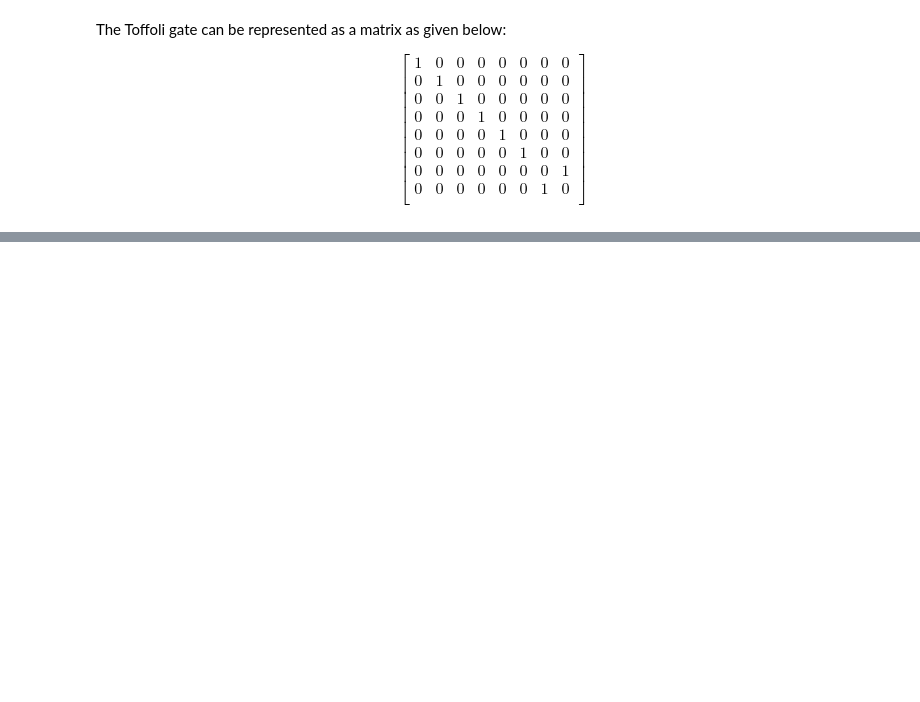
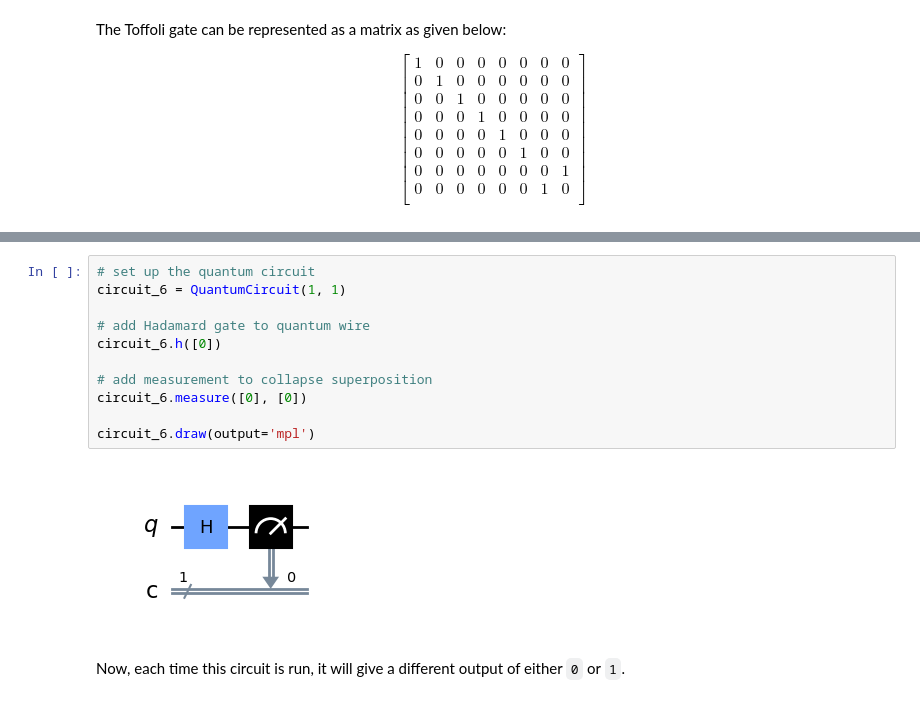
Before and after one commit to ravi-aratchige/hitchhikers-guide-to-the-quantum-realm, a Jupyter notebook: 1. Circuits and Gates.ipynb, the cells around one changed output, grey strips where cells are left out. Saved outputs shown, nothing was run; the diff lists cells and outputs as text; blank space fills up the shorter version.

Commit message:
Added Hadamard gate section

```diff
--- a/1. Circuits and Gates.ipynb
+++ b/1. Circuits and Gates.ipynb
@@ -295,0 +330,15 @@ The Toffoli gate can be represented as a matrix as given below:
+# %%
+# set up the quantum circuit
+circuit_6 = QuantumCircuit(1, 1)
+
+# add Hadamard gate to quantum wire
+circuit_6.h([0])
+
+# add measurement to collapse superposition
+circuit_6.measure([0], [0])
+
+circuit_6.draw(output='mpl')
+# %% [output]
+[figure, added]
+# %% [markdown]
+Now, each time this circuit is run, it will give a different output of either `0` or `1`.
```
Also changed, not shown: parts of 4 cells of this notebook.
